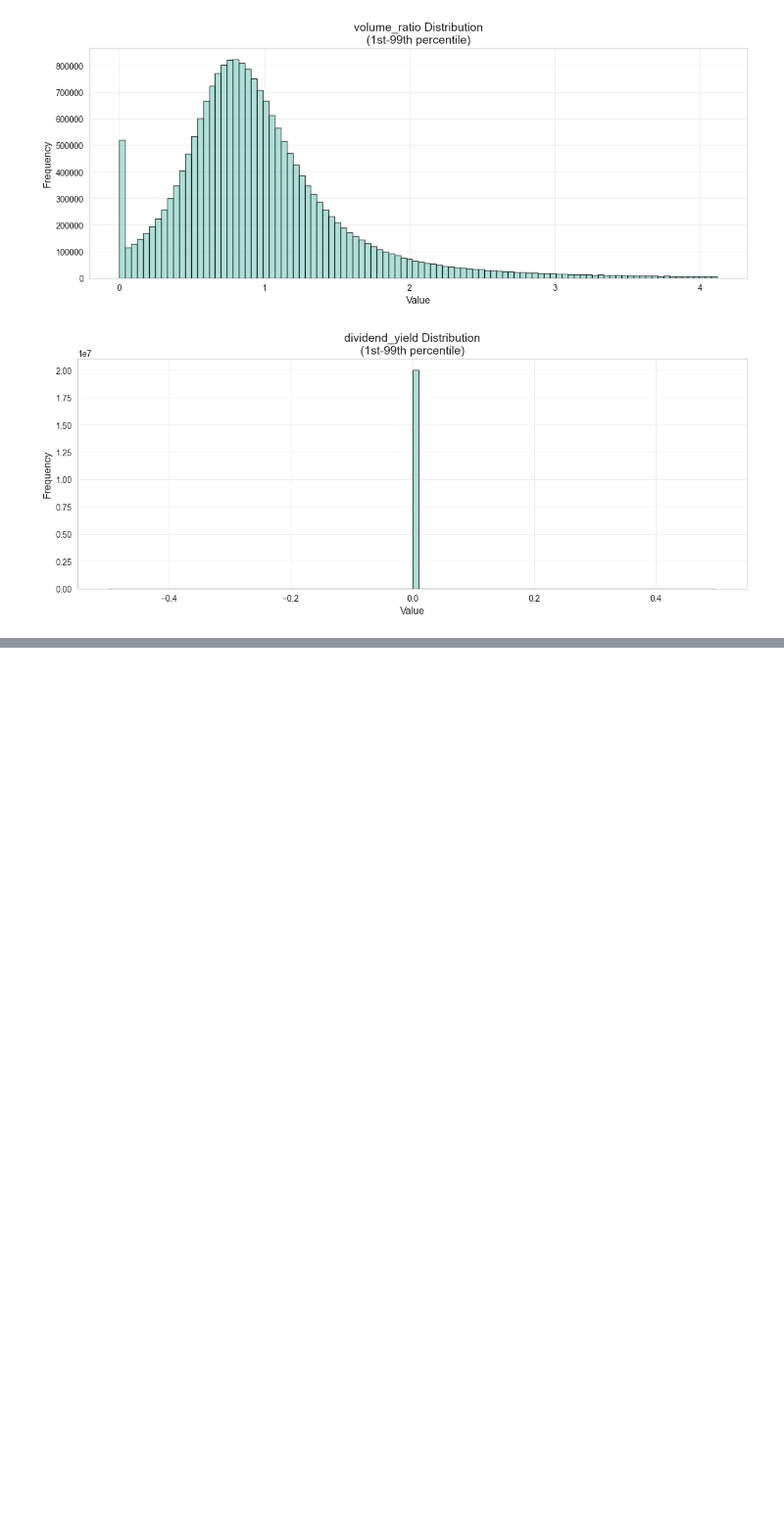
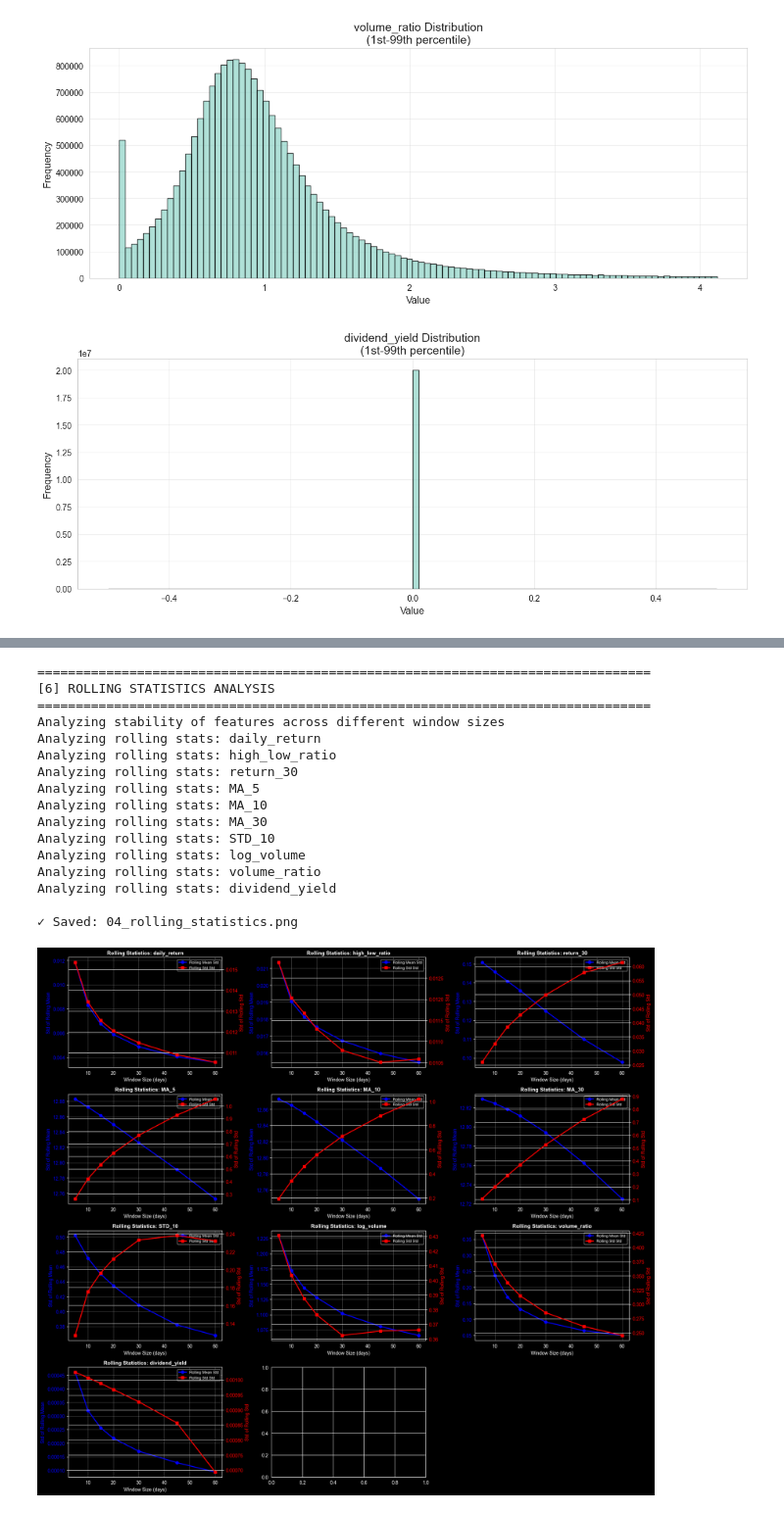
Before and after one commit to OnlyAbdullh/stock-trend-prediction, a Jupyter notebook: notebooks/06_sequenece_analysis.ipynb, the cells around one changed output, grey strips where cells are left out. Shown at 98% size. Saved outputs shown, nothing was run; the diff lists cells and outputs as text; code cells hidden in the pictures; blank space fills up the shorter version.

```diff
--- a/notebooks/06_sequenece_analysis.ipynb
+++ b/notebooks/06_sequenece_analysis.ipynb
@@ -414,5 +798,4 @@ plt.show()
 # %%
-
 # ============================================================================
 # SECTION 6: ROLLING STATISTICS ANALYSIS
 # ============================================================================
@@ -422,32 +805,52 @@ print("[6] ROLLING STATISTICS ANALYSIS")
 print("="*80)
 print("Analyzing stability of features across different window sizes")
 
-# Calculate rolling mean and std for different windows
+# ----------------------------------------------------------------------------
+# CONFIGURATION
+# ----------------------------------------------------------------------------
+NUM_TICKERS_TO_USE = 50   # <<< CHANGE THIS TO CONTROL HOW MANY TICKERS TO INCLUDE
 windows = [5, 10, 15, 20, 30, 45, 60]
 
+# ----------------------------------------------------------------------------
+# PREPARE DATA
+# ----------------------------------------------------------------------------
+df_features = df_features.sort_values(['Ticker', 'Date'])
+selected_tickers = df_features['Ticker'].dropna().unique()[:NUM_TICKERS_TO_USE]
+df_sample = df_features.loc[df_features['Ticker'].isin(selected_tickers)].copy()
+
+# ----------------------------------------------------------------------------
+# CALCULATE ROLLING STATISTICS
+# ----------------------------------------------------------------------------
 rolling_stats_results = {feature: {'windows': [], 'mean_std': [], 'std_std': []}
                          for feature in feature_columns}
-
-# Sample one ticker for analysis
-sample_ticker_data = df_features[df_features['Ticker'] == df_features['Ticker'].iloc[0]].copy()
-sample_ticker_data = sample_ticker_data.sort_values('Date').reset_index(drop=True)
 
 for feature in feature_columns:
     print(f"Analyzing rolling stats: {feature}")
 
     for window in windows:
-        rolling_mean = sample_ticker_data[feature].rolling(window=window).mean()
-        rolling_std = sample_ticker_data[feature].rolling(window=window).std()
 
-        # Calculate stability (std of rolling mean)
-        mean_stability = rolling_mean.std()
-        std_stability = rolling_std.std()
+        per_ticker_mean_std = []
+        per_ticker_std_std = []
 
+        for ticker, g in df_sample.groupby('Ticker'):
+            ticker_data = g.sort_values('Date').reset_index(drop=True)
+            rolling_mean = ticker_data[feature].rolling(window=window).mean()
+            rolling_std = ticker_data[feature].rolling(window=window).std()
+
+            mean_stability = rolling_mean.std()
+            std_stability = rolling_std.std()
+
+            per_ticker_mean_std.append(mean_stability)
+            per_ticker_std_std.append(std_stability)
+
+        # Aggregate across tickers (median)
         rolling_stats_results[feature]['windows'].append(window)
-        rolling_stats_results[feature]['mean_std'].append(mean_stability)
-        rolling_stats_results[feature]['std_std'].append(std_stability)
+        rolling_stats_results[feature]['mean_std'].append(np.median(per_ticker_mean_std))
+        rolling_stats_results[feature]['std_std'].append(np.median(per_ticker_std_std))
 
-# Plot rolling statistics
+# ----------------------------------------------------------------------------
+# PLOT
+# ----------------------------------------------------------------------------
 fig, axes = plt.subplots(4, 3, figsize=(18, 16))
 axes = axes.flatten()
 
@@ -455,30 +858,48 @@ for idx, feature in enumerate(feature_columns):
     ax = axes[idx]
 
     windows_list = rolling_stats_results[feature]['windows']
     mean_std_list = rolling_stats_results[feature]['mean_std']
     std_std_list = rolling_stats_results[feature]['std_std']
 
     ax2 = ax.twinx()
 
     line1 = ax.plot(windows_list, mean_std_list, 'b-o', label='Rolling Mean Std', linewidth=2)
     line2 = ax2.plot(windows_list, std_std_list, 'r-s', label='Rolling Std Std', linewidth=2)
 
     ax.set_xlabel('Window Size (days)')
     ax.set_ylabel('Std of Rolling Mean', color='b')
     ax2.set_ylabel('Std of Rolling Std', color='r')
     ax.set_title(f'Rolling Statistics: {feature}', fontsize=11, fontweight='bold')
     ax.tick_params(axis='y', labelcolor='b')
     ax2.tick_params(axis='y', labelcolor='r')
     ax.grid(True, alpha=0.3)
 
     # Combine legends
     lines = line1 + line2
     labels = [l.get_label() for l in lines]
     ax.legend(lines, labels, loc='upper right', fontsize=8)
 
 axes[-1].remove()
 
 plt.tight_layout()
 plt.savefig('04_rolling_statistics.png', dpi=300, bbox_inches='tight')
 print("\n✓ Saved: 04_rolling_statistics.png")
 plt.show()
+# %% [output]
+================================================================================
+[6] ROLLING STATISTICS ANALYSIS
+================================================================================
+Analyzing stability of features across different window sizes
+Analyzing rolling stats: daily_return
+Analyzing rolling stats: high_low_ratio
+Analyzing rolling stats: return_30
+Analyzing rolling stats: MA_5
+Analyzing rolling stats: MA_10
+Analyzing rolling stats: MA_30
+Analyzing rolling stats: STD_10
+Analyzing rolling stats: log_volume
+Analyzing rolling stats: volume_ratio
+Analyzing rolling stats: dividend_yield
+
+✓ Saved: 04_rolling_statistics.png
+[figure, added]
```
Also changed, not shown: parts of 5 cells of this notebook.
